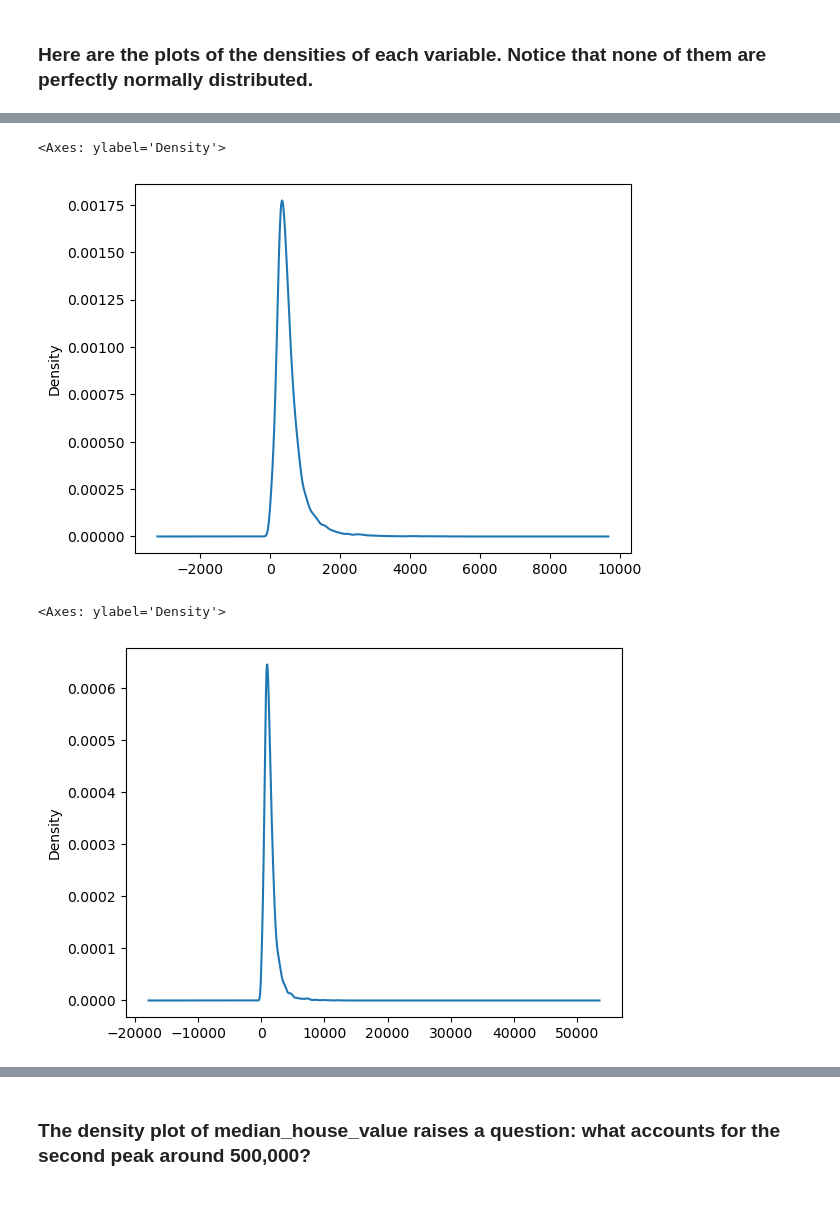
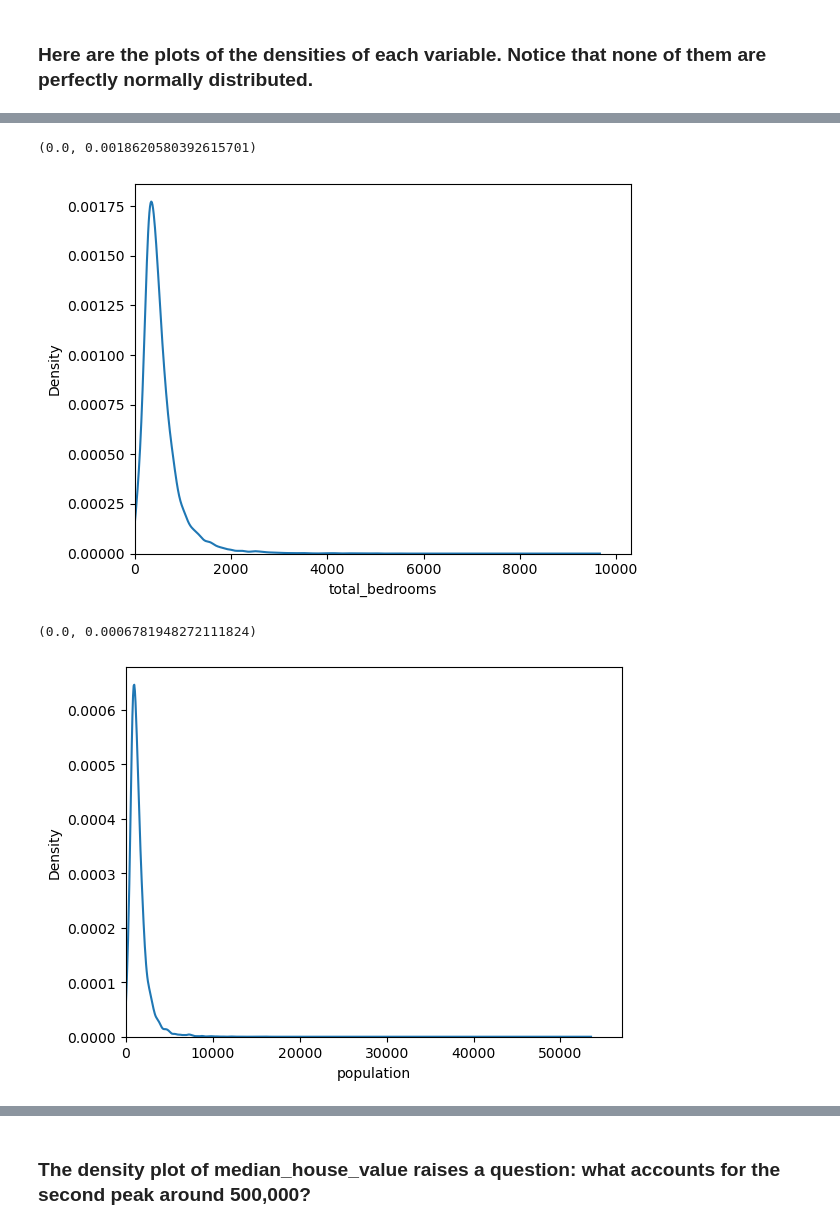
Before and after one commit to VarunAnanth2003/example-kaggle-analysis, a Jupyter notebook: notebooks/exploratory.ipynb, the cells around one changed output, grey strips where cells are left out. Saved outputs shown, nothing was run; the diff lists cells and outputs as text; code cells hidden in the pictures; blank space fills up the shorter version.

```diff
--- a/notebooks/exploratory.ipynb
+++ b/notebooks/exploratory.ipynb
@@ -65,15 +74,21 @@ data['total_rooms'].plot(kind='density')
 # %%
 plt.figure()
 data['total_bedrooms'].plot(kind='density')
+plt.xlabel('total_bedrooms')
+plt.xlim(0,)
+plt.ylim(0,)
 # %% [output]
-<Axes: ylabel='Density'>
+(0.0, 0.0018620580392615701)
-[figure, old version]
+[figure, new version]
 # %%
 plt.figure()
 data['population'].plot(kind='density')
+plt.xlabel('population')
+plt.xlim(0,)
+plt.ylim(0,)
 # %% [output]
-<Axes: ylabel='Density'>
+(0.0, 0.0006781948272111824)
-[figure, old version]
+[figure, new version]
 # %%
 plt.figure()
 data['median_income'].plot(kind='density')
```
Also changed, not shown: parts of 21 cells of this notebook.
